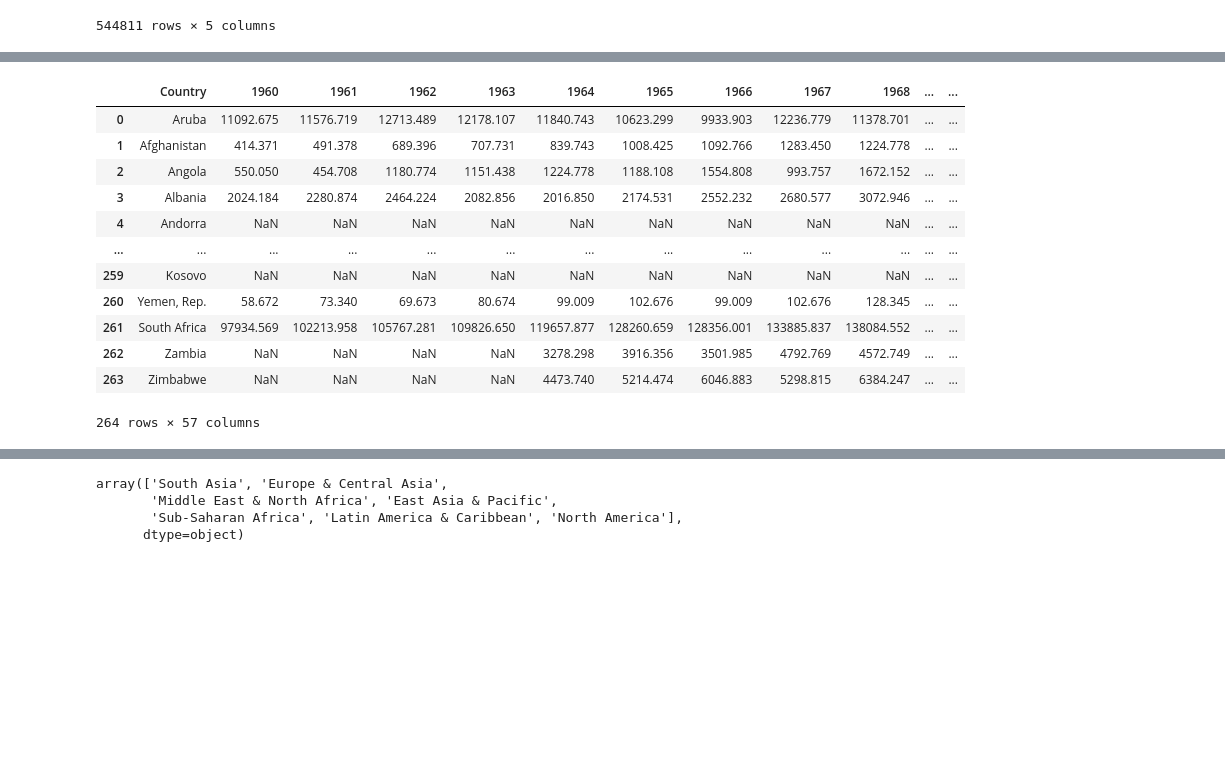
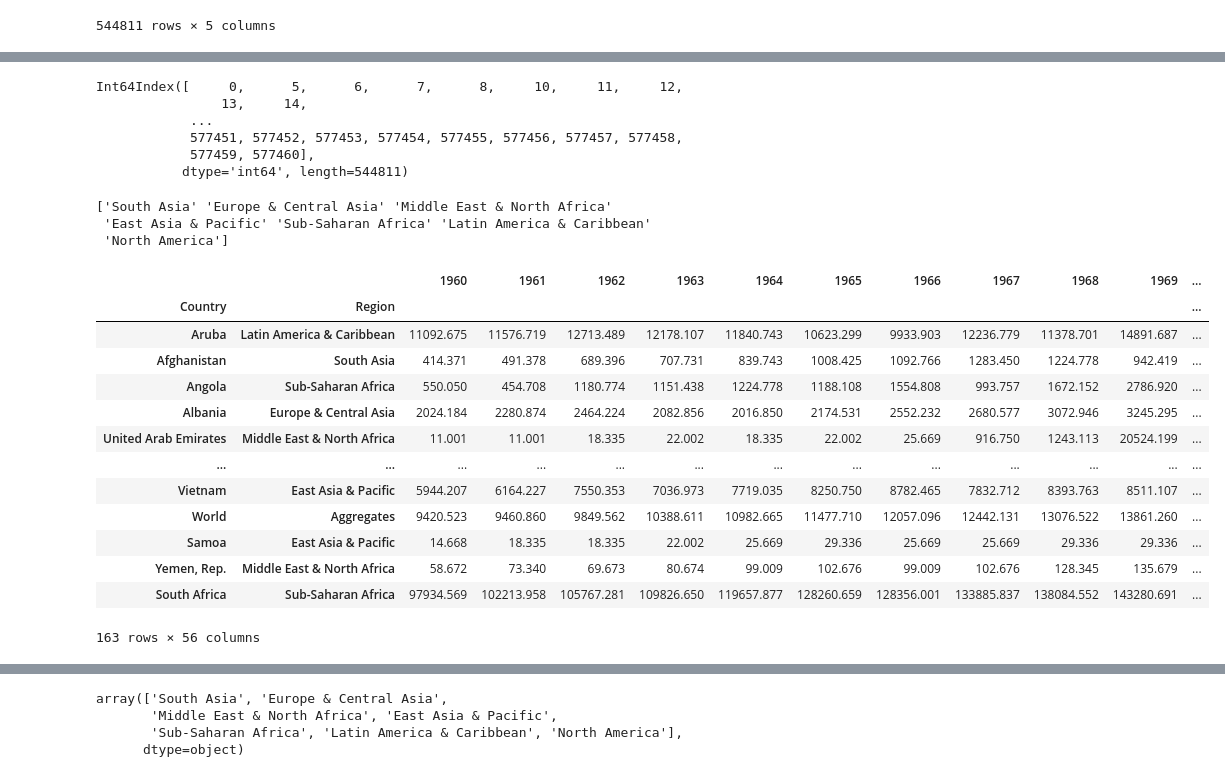
Before and after one commit to Heesu-H/project_1, a Jupyter notebook: ClimateChangePy.ipynb, the cells around one changed output, grey strips where cells are left out. Drawn from its saved outputs; the diff is of its cells as text; code cells hidden in the pictures; blank space fills up the shorter version.

```diff
--- a/ClimateChangePy.ipynb
+++ b/ClimateChangePy.ipynb
@@ -176,26 +174,74 @@ df_final[["Year", "Region", "Country", "AverageTemperature"]]
+# %%
+# Bar charts for avg temp per region NOT NEEDED FOR SLIDES because need trends across the years, also results seem weird?
+x = df_temp
+print(x)
+#y = df_temp_fin["AverageTemperature"]
+#plt.bar(x,y, color='b', align="center")
+#plt.xlabel("Region")
+#plt.ylabel("Average temperature")
+#plt.title("Average temperature per region across 1838-2013")
+#tick_locations = [value for value in x]
+#plt.xticks(x, rotation="vertical")
+#plt.show()
+# %% [output]
+Int64Index([     0,      5,      6,      7,      8,     10,     11,     12,
+                13,     14,
+            ...
+            577451, 577452, 577453, 577454, 577455, 577456, 577457, 577458,
+            577459, 577460],
+           dtype='int64', length=544811)
+# %%
+#Line charts per region
+df_years = df_final["Year"]#.sort_values(by="Year", ascending=True, inplace=False)
+#x = df_final.sort_values(by="Year", ascending=True, inplace=False)
+#y = df_final["Region"]=="South Asia"["AverageTemperature"]
+
+print(x)
+#plt.plot(x,y, color='b', align="center")
+# %% [output]
+['South Asia' 'Europe & Central Asia' 'Middle East & North Africa'
+ 'East Asia & Pacific' 'Sub-Saharan Africa' 'Latin America & Caribbean'
+ 'North America']
 # %%
 # Read CO2 data from csv file
 co2_df = pd.read_csv("data_sets/CO2emission.csv")
 
 # Clean data after 2015 for later comparison
 for x in range(2016,2021):
     # drop the columns if year=x.
     co2_df=co2_df.drop(columns=[f"{x}"])
 
 co2_df.drop(["Country Code", "Indicator Name", "Indicator Code"],axis=1, inplace=True)
 co2_df.rename(columns = {"Country Name": "Country"}, inplace=True)
+co2_df.head()
+
+# Add column for region into df_temp
+co2_df["Region"]=""
 co2_df
+
+# Populate Region column through merge on country
+co2_df = pd.merge(co2_df, df, on='Country')
+co2_df.head()
+co2_df.drop(["Region_x"],axis=1, inplace=True)
+co2_df.rename(columns = {"Region_y": "Region"}, inplace=True)
+
+# Clean NAN value from merged dataframe
+co2_df.dropna(inplace=True)
+co2_df.head()
+
+co2_df.set_index(['Country', "Region"])
 # %% [output]
-|  | Country | 1960 | 1961 | 1962 | 1963 | 1964 | 1965 | 1966 | 1967 | 1968 | ... | ... |
-| 0 | Aruba | 11092.675 | 11576.719 | 12713.489 | 12178.107 | 11840.743 | 10623.299 | 9933.903 | 12236.779 | 11378.701 | ... | ... |
-| 1 | Afghanistan | 414.371 | 491.378 | 689.396 | 707.731 | 839.743 | 1008.425 | 1092.766 | 1283.450 | 1224.778 | ... | ... |
-| 2 | Angola | 550.050 | 454.708 | 1180.774 | 1151.438 | 1224.778 | 1188.108 | 1554.808 | 993.757 | 1672.152 | ... | ... |
-| 3 | Albania | 2024.184 | 2280.874 | 2464.224 | 2082.856 | 2016.850 | 2174.531 | 2552.232 | 2680.577 | 3072.946 | ... | ... |
-| 4 | Andorra | NaN | NaN | NaN | NaN | NaN | NaN | NaN | NaN | NaN | ... | ... |
+|  |  | 1960 | 1961 | 1962 | 1963 | 1964 | 1965 | 1966 | 1967 | 1968 | 1969 | ... |
+| Country | Region |  |  |  |  |  |  |  |  |  |  | ... |
+| Aruba | Latin America & Caribbean | 11092.675 | 11576.719 | 12713.489 | 12178.107 | 11840.743 | 10623.299 | 9933.903 | 12236.779 | 11378.701 | 14891.687 | ... |
+| Afghanistan | South Asia | 414.371 | 491.378 | 689.396 | 707.731 | 839.743 | 1008.425 | 1092.766 | 1283.450 | 1224.778 | 942.419 | ... |
+| Angola | Sub-Saharan Africa | 550.050 | 454.708 | 1180.774 | 1151.438 | 1224.778 | 1188.108 | 1554.808 | 993.757 | 1672.152 | 2786.920 | ... |
+| Albania | Europe & Central Asia | 2024.184 | 2280.874 | 2464.224 | 2082.856 | 2016.850 | 2174.531 | 2552.232 | 2680.577 | 3072.946 | 3245.295 | ... |
+| United Arab Emirates | Middle East & North Africa | 11.001 | 11.001 | 18.335 | 22.002 | 18.335 | 22.002 | 25.669 | 916.750 | 1243.113 | 20524.199 | ... |
 | ... | ... | ... | ... | ... | ... | ... | ... | ... | ... | ... | ... | ... |
-| 259 | Kosovo | NaN | NaN | NaN | NaN | NaN | NaN | NaN | NaN | NaN | ... | ... |
-| 260 | Yemen, Rep. | 58.672 | 73.340 | 69.673 | 80.674 | 99.009 | 102.676 | 99.009 | 102.676 | 128.345 | ... | ... |
-| 261 | South Africa | 97934.569 | 102213.958 | 105767.281 | 109826.650 | 119657.877 | 128260.659 | 128356.001 | 133885.837 | 138084.552 | ... | ... |
-| 262 | Zambia | NaN | NaN | NaN | NaN | 3278.298 | 3916.356 | 3501.985 | 4792.769 | 4572.749 | ... | ... |
-| 263 | Zimbabwe | NaN | NaN | NaN | NaN | 4473.740 | 5214.474 | 6046.883 | 5298.815 | 6384.247 | ... | ... |
+| Vietnam | East Asia & Pacific | 5944.207 | 6164.227 | 7550.353 | 7036.973 | 7719.035 | 8250.750 | 8782.465 | 7832.712 | 8393.763 | 8511.107 | ... |
+| World | Aggregates | 9420.523 | 9460.860 | 9849.562 | 10388.611 | 10982.665 | 11477.710 | 12057.096 | 12442.131 | 13076.522 | 13861.260 | ... |
+| Samoa | East Asia & Pacific | 14.668 | 18.335 | 18.335 | 22.002 | 25.669 | 29.336 | 25.669 | 25.669 | 29.336 | 29.336 | ... |
+| Yemen, Rep. | Middle East & North Africa | 58.672 | 73.340 | 69.673 | 80.674 | 99.009 | 102.676 | 99.009 | 102.676 | 128.345 | 135.679 | ... |
+| South Africa | Sub-Saharan Africa | 97934.569 | 102213.958 | 105767.281 | 109826.650 | 119657.877 | 128260.659 | 128356.001 | 133885.837 | 138084.552 | 143280.691 | ... |
-264 rows × 57 columns
+163 rows × 56 columns
```
Also changed, not shown: parts of 32 cells of this notebook.
